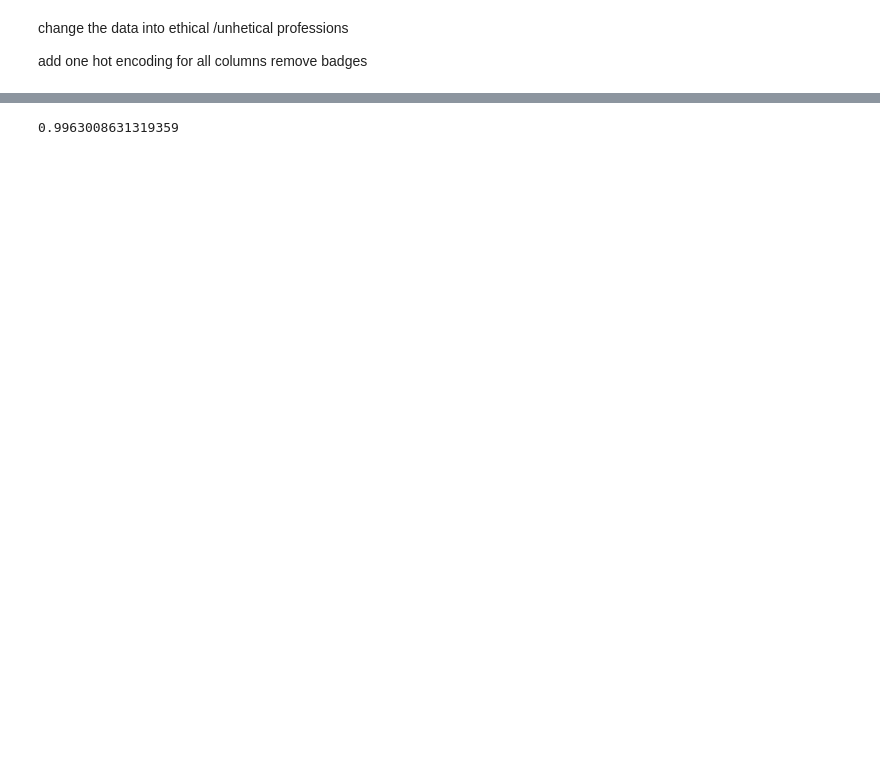
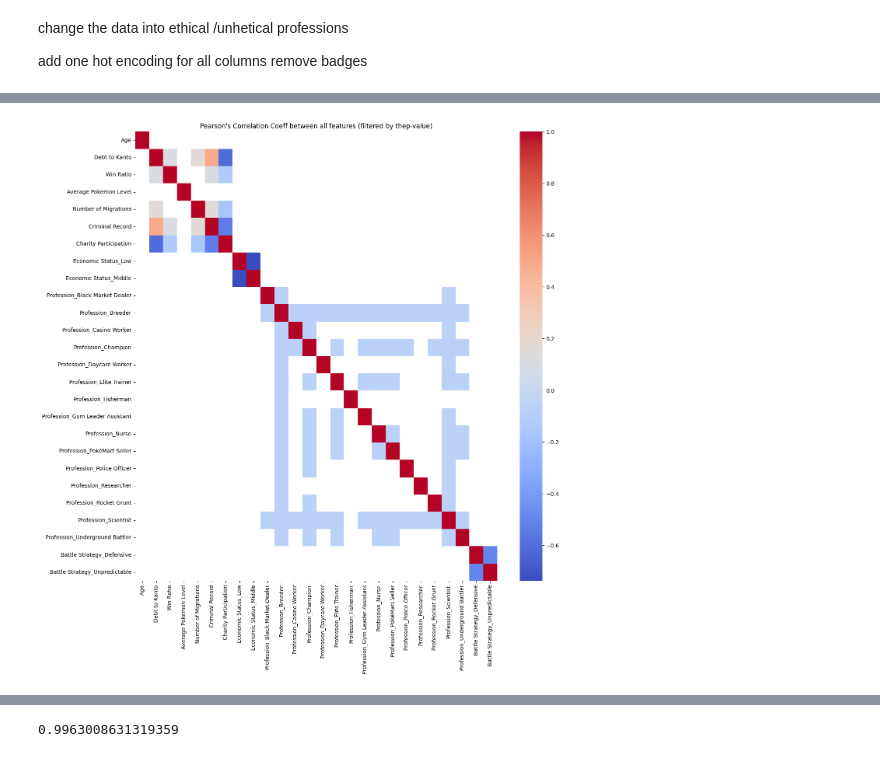
Before and after one commit to AlteaF/AFAE_Pokemon, a Jupyter notebook: team_rocket.ipynb, the cells around one changed output, grey strips where cells are left out. Saved outputs shown, nothing was run; the diff lists cells and outputs as text; code cells hidden in the pictures; blank space fills up the shorter version.

Commit message:
worked on the code based on past solutions : IMPORTANT FILE: team_rocket_debt

```diff
--- a/team_rocket.ipynb
+++ b/team_rocket.ipynb
@@ -31 +36,3 @@ Index(['Age', 'City', 'Economic Status', 'Average Pokemon Level',
       dtype='object')
+# %%
+data.drop('Unnamed: 0', axis=1, inplace=True)
@@ -32,7 +47,7 @@ Index(['Age', 'City', 'Economic Status', 'Average Pokemon Level',
 # %%
-cols = ['City', 'Economic Status']
+cols = ['Economic Status', "Profession", "Battle Strategy"]
 
-df_processed = pd.get_dummies(data, prefix=None, prefix_sep='_', dummy_na=False, columns=cols)
+df_processed = pd.get_dummies(data, prefix=None, prefix_sep='_', dummy_na=False, columns=cols, drop_first=True)
 # %%
 y = df_processed["Team Rocket"]
 X = df_processed.drop("Team Rocket", axis=1)
@@ -42,14 +70,2 @@ X_2 = X_2.drop("Criminal Record", axis = 1)
 # %%
 X_train, X_test, y_train, y_test = train_test_split(X, y, test_size=0.2)
-# %%
-scaler = ColumnTransformer([("scaler", StandardScaler(), ["Age","Win Ratio", "Debt to Kanto"])], remainder="passthrough")
-
-tree_model = Pipeline(steps=[
-    ("scaler", scaler),
-    ("tree", DecisionTreeClassifier())
-])
-
-tree_model.fit(X_train, y_train)
-X_train_scaled = tree_model["scaler"].transform(X_train)
-X_test_scaled = tree_model["scaler"].transform(X_test)
-tree_y_pred = tree_model.predict(X_test)
@@ -60,0 +124,22 @@ tree_accuracy
+# %%
+n_features = X_train_scaled.shape[1]
+
+alpha = 0.05
+corrected_alpha = alpha/ (n_features**2/2)
+
+corr = np.zeros((n_features, n_features))
+p = np.zeros((n_features, n_features))
+for i in range(n_features):
+    for j in range(n_features):
+        corr[i,j], p[i,j] = pearsonr(X_train_scaled.iloc[:,i], X_train_scaled.iloc[:,j])
+        if np.isnan(corr[i,j]):
+            p[i,j] = 1
+# %%
+
+### Visualise full correlarion matrix
+plt.figure(figsize=(15,15))
+sns.heatmap(corr, cmap="coolwarm", xticklabels=X_train_scaled.columns, yticklabels=X_train_scaled.columns, mask= p > corrected_alpha) ## mask if p is higher
+plt.title("Pearson's Correlation Coeff between all features (filtered by thep-value)")
+plt.show()
+# %% [output]
+[figure, added]
```
Also changed, not shown: parts of 29 cells of this notebook, 3 other files.
